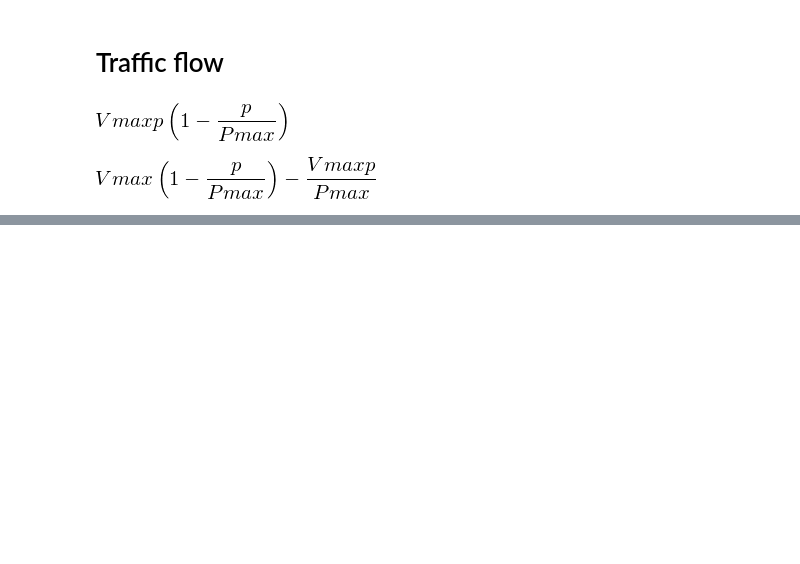
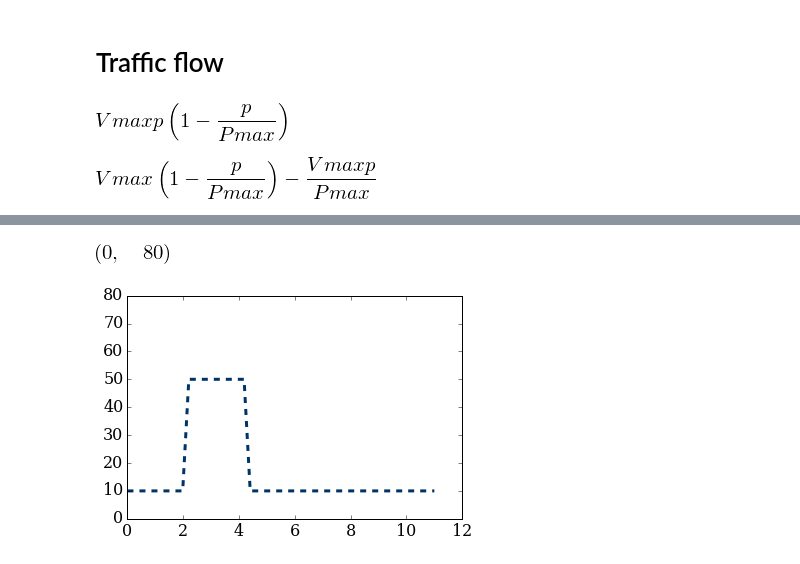
Before and after one commit to DavidZHANG9210/MAE6286, a Jupyter notebook: Homework Assignment Module 2.ipynb, the cells around one changed output, grey strips where cells are left out. Cells and saved outputs as stored; diff of their text form; code cells hidden in the pictures; blank space fills up the shorter version.

```diff
--- a/Homework Assignment Module 2.ipynb
+++ b/Homework Assignment Module 2.ipynb
@@ -103,0 +93,16 @@ def F(p):
+# %%
+#set initial parameters
+Vmax = 80    #m/s
+L = 11   #m
+nx = 51
+dx = L/(nx-1)
+Pmax = 250  #cars/m
+
+dt = 0.001    #length of time step s
+nt = 50    #set time range s
+x = numpy.linspace(0, L, nx)
+rho0 = numpy.ones(nx)*10
+rho0[10:20] = 50
+print(rho0)
+p = rho0
+print(p)
@@ -103,0 +118,6 @@ def F(p):
+# %%
+pyplot.plot(x, p, color='#003366', ls='--', lw=3)
+pyplot.ylim(0,80)
+# %% [output]
+[figure, added]
+[figure, added]
```
Also changed, not shown: parts of 24 cells of this notebook.
